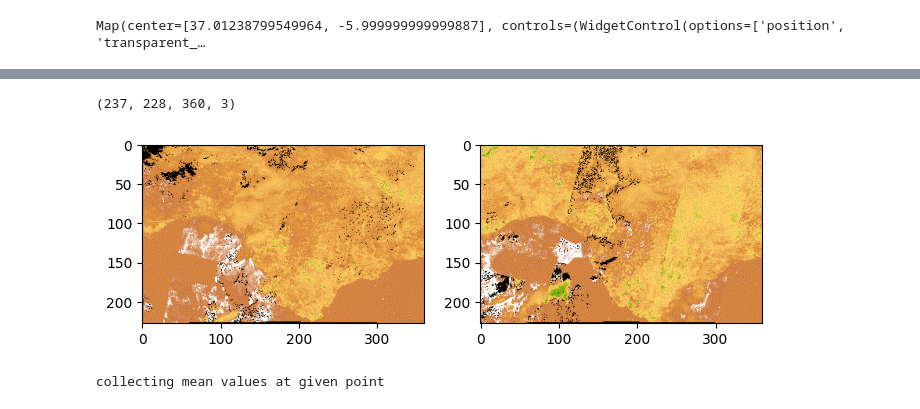
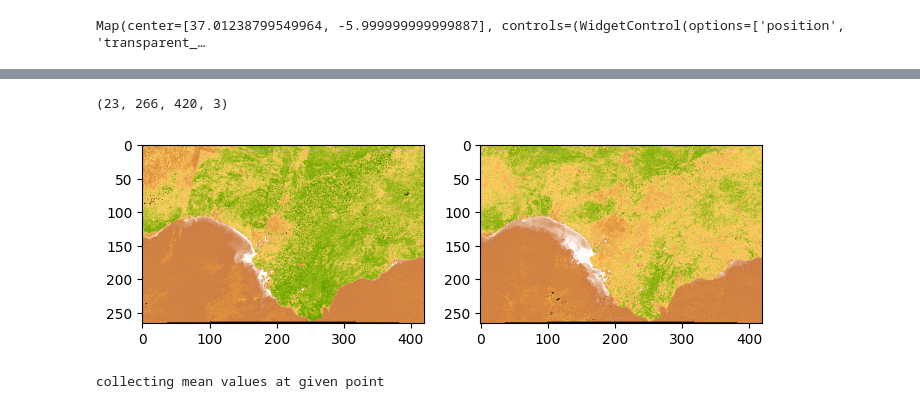
Before and after one commit to jclary-31/VegetationFromSpace_Landsat2_Sentinel8, a Jupyter notebook: Multispectral_Satellite_test.ipynb, the cells around one changed output, grey strips where cells are left out. Drawn from its saved outputs; the diff is of its cells as text; code cells hidden in the pictures.

```diff
--- a/Multispectral_Satellite_test.ipynb
+++ b/Multispectral_Satellite_test.ipynb
@@ -20,7 +20,7 @@ lon=-6
 region = ee.Geometry.Rectangle([lon-2, lat-1, lon+2, lat+1])
 
 date_i='2020-01-01'
-date_f='2021-01-01'
+date_f='2022-01-01'
 dates=(date_i,date_f)
 
 
@@ -401,7 +401,7 @@ def save_figure(image,satname,vis_params,feature, jpg_only=None):
     geemap.get_image_thumbnail(image.select(feature),
                                   out_img,
                                   vis_params=vis_params,
-                                  dimensions=512,
+                                  dimensions=420,
                                   region=region
                                )
     #geemap.show_image(out_img)
@@ -559,38 +674,39 @@ def load_gif(file):
   frames=[]
   index=0
   for frame in ImageSequence.Iterator(img):
     if index>0:
       frames.append(np.array(frame))
-    index=+1
+    index+=1
+  #print(index)
   return np.array(frames)
 
 frames=load_gif(file=file2save)
 
 #z=np.array(frames)
 #print(z.shape)
 
 
 
 ###..................what if a combine animation????
 frames_0=load_gif(file='Landsat_GNDVI_animation.gif')
-frames_1=load_gif(file='Landsat_NDWI_animation.gif')
+#frames_1=load_gif(file='Landsat_NDWI_animation.gif')
 
 #### note : maybe later, directly make a formula to get a new feature instead of working
 ## with gif
-test=frames_1#+frames_1
+test=frames_0#+frames_1
 print(test.shape)
 
 fig,ax=plt.subplots(1,2,figsize=(8,4))
 ax[0].imshow(test[0,...])
 ax[1].imshow(test[-1,...])
 fig.show()
 
 
 #####!!!!!!!!!!!!!!!!!!!multiple index are on the same colorrange and value of range,
 ####ok or not???
 # %% [output]
-(237, 228, 360, 3)
+(23, 266, 420, 3)
-[figure, old version]
+[figure, new version]
 # %%
 ################################################################################################
 ################################################################################################
```
Also changed, not shown: parts of 8 cells of this notebook.
